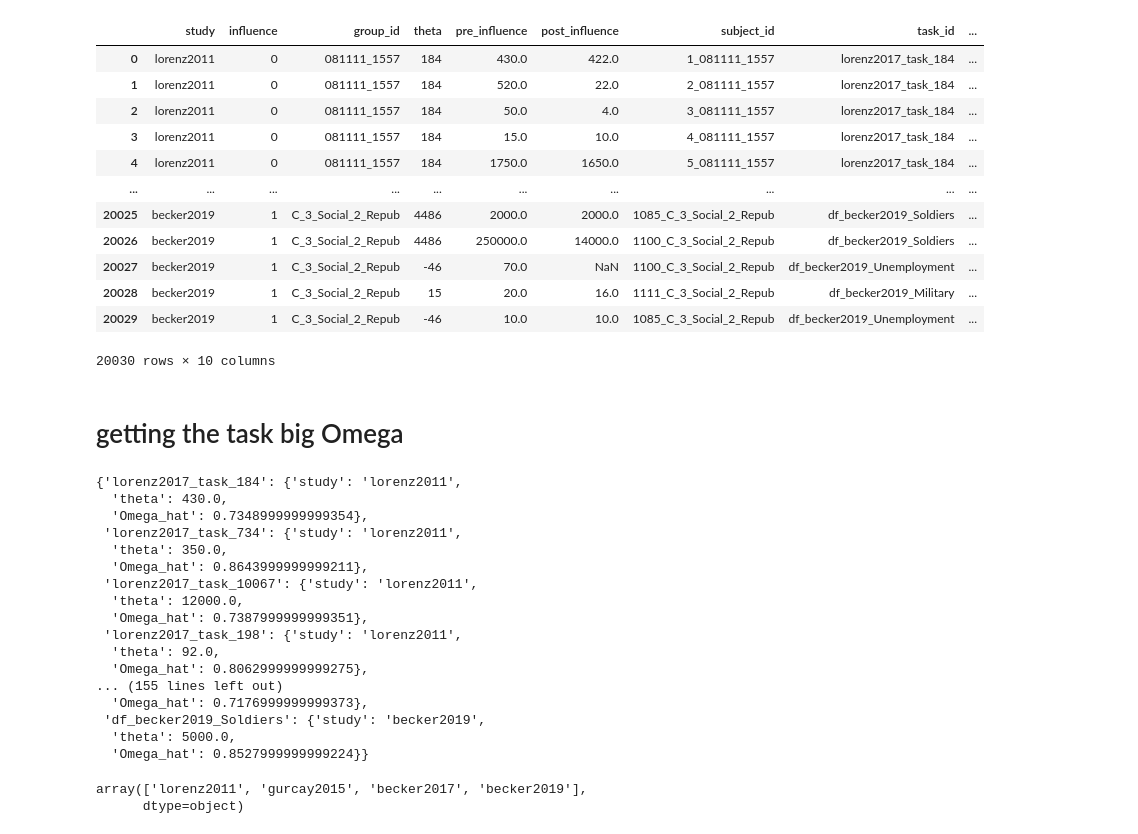
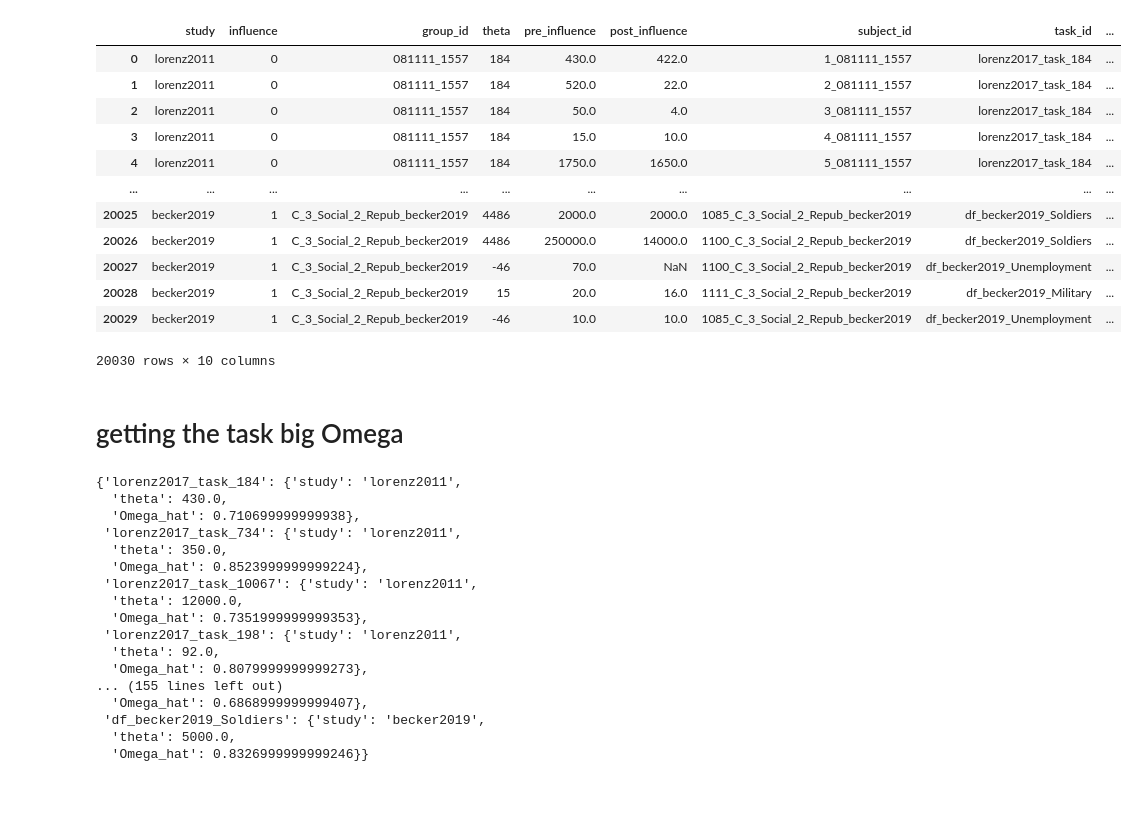
Before and after one commit to amaatouq/task-dependence, a Jupyter notebook: code/generate_group_data_prior_research.ipynb, the cells around one changed output. Cells and saved outputs as stored; diff of their text form; code cells hidden in the pictures; blank space fills up the shorter version.

```diff
--- a/code/generate_group_data_prior_research.ipynb
+++ b/code/generate_group_data_prior_research.ipynb
@@ -5,26 +5,26 @@ import math
 import warnings
 warnings.filterwarnings('ignore')
 # %%
-data = pd.read_csv('../data/prior_research.csv')
+data = pd.read_csv('../data/empirical_data/prior_research.csv')
 data
 # %% [output]
 |  | study | influence | group_id | theta | pre_influence | post_influence | subject_id | task_id | ... |
 | 0 | lorenz2011 | 0 | 081111_1557 | 184 | 430.0 | 422.0 | 1_081111_1557 | lorenz2017_task_184 | ... |
 | 1 | lorenz2011 | 0 | 081111_1557 | 184 | 520.0 | 22.0 | 2_081111_1557 | lorenz2017_task_184 | ... |
 | 2 | lorenz2011 | 0 | 081111_1557 | 184 | 50.0 | 4.0 | 3_081111_1557 | lorenz2017_task_184 | ... |
 | 3 | lorenz2011 | 0 | 081111_1557 | 184 | 15.0 | 10.0 | 4_081111_1557 | lorenz2017_task_184 | ... |
 | 4 | lorenz2011 | 0 | 081111_1557 | 184 | 1750.0 | 1650.0 | 5_081111_1557 | lorenz2017_task_184 | ... |
 | ... | ... | ... | ... | ... | ... | ... | ... | ... | ... |
-| 20025 | becker2019 | 1 | C_3_Social_2_Repub | 4486 | 2000.0 | 2000.0 | 1085_C_3_Social_2_Repub | df_becker2019_Soldiers | ... |
-| 20026 | becker2019 | 1 | C_3_Social_2_Repub | 4486 | 250000.0 | 14000.0 | 1100_C_3_Social_2_Repub | df_becker2019_Soldiers | ... |
-| 20027 | becker2019 | 1 | C_3_Social_2_Repub | -46 | 70.0 | NaN | 1100_C_3_Social_2_Repub | df_becker2019_Unemployment | ... |
-| 20028 | becker2019 | 1 | C_3_Social_2_Repub | 15 | 20.0 | 16.0 | 1111_C_3_Social_2_Repub | df_becker2019_Military | ... |
-| 20029 | becker2019 | 1 | C_3_Social_2_Repub | -46 | 10.0 | 10.0 | 1085_C_3_Social_2_Repub | df_becker2019_Unemployment | ... |
+| 20025 | becker2019 | 1 | C_3_Social_2_Repub_becker2019 | 4486 | 2000.0 | 2000.0 | 1085_C_3_Social_2_Repub_becker2019 | df_becker2019_Soldiers | ... |
+| 20026 | becker2019 | 1 | C_3_Social_2_Repub_becker2019 | 4486 | 250000.0 | 14000.0 | 1100_C_3_Social_2_Repub_becker2019 | df_becker2019_Soldiers | ... |
+| 20027 | becker2019 | 1 | C_3_Social_2_Repub_becker2019 | -46 | 70.0 | NaN | 1100_C_3_Social_2_Repub_becker2019 | df_becker2019_Unemployment | ... |
+| 20028 | becker2019 | 1 | C_3_Social_2_Repub_becker2019 | 15 | 20.0 | 16.0 | 1111_C_3_Social_2_Repub_becker2019 | df_becker2019_Military | ... |
+| 20029 | becker2019 | 1 | C_3_Social_2_Repub_becker2019 | -46 | 10.0 | 10.0 | 1085_C_3_Social_2_Repub_becker2019 | df_becker2019_Unemployment | ... |
 20030 rows × 10 columns
 # %% [markdown]
 # getting the task big Omega
 # %%
-df_tasks = pd.read_csv('../data/prior_tasks_with_omega.csv')
+df_tasks = pd.read_csv('../data/empirical_data/prior_tasks_with_omega.csv')
 tasks = df_tasks.set_index('task_id')
 tasks.sort_values('theta')
 tasks = tasks.to_dict(orient='index')
@@ -32,21 +32,21 @@ tasks
 # %% [output]
 {'lorenz2017_task_184': {'study': 'lorenz2011',
   'theta': 430.0,
-  'Omega_hat': 0.7348999999999354},
+  'Omega_hat': 0.710699999999938},
  'lorenz2017_task_734': {'study': 'lorenz2011',
   'theta': 350.0,
-  'Omega_hat': 0.8643999999999211},
+  'Omega_hat': 0.8523999999999224},
  'lorenz2017_task_10067': {'study': 'lorenz2011',
   'theta': 12000.0,
-  'Omega_hat': 0.7387999999999351},
+  'Omega_hat': 0.7351999999999353},
  'lorenz2017_task_198': {'study': 'lorenz2011',
   'theta': 92.0,
-  'Omega_hat': 0.8062999999999275},
+  'Omega_hat': 0.8079999999999273},
 ... (155 lines left out)
-  'Omega_hat': 0.7176999999999373},
+  'Omega_hat': 0.6868999999999407},
  'df_becker2019_Soldiers': {'study': 'becker2019',
   'theta': 5000.0,
-  'Omega_hat': 0.8527999999999224}}
+  'Omega_hat': 0.8326999999999246}}
 # %%
 #Computing the group stuff
 group_data = []
@@ -101,5 +103,0 @@ df_group_data.to_csv('../data/prior_research_group.csv',index=False)
-# %%
-data.study.unique()
-# %% [output]
-array(['lorenz2011', 'gurcay2015', 'becker2017', 'becker2019'],
-      dtype=object)
```
Also changed, not shown: parts of 5 cells of this notebook, 41 other files.
